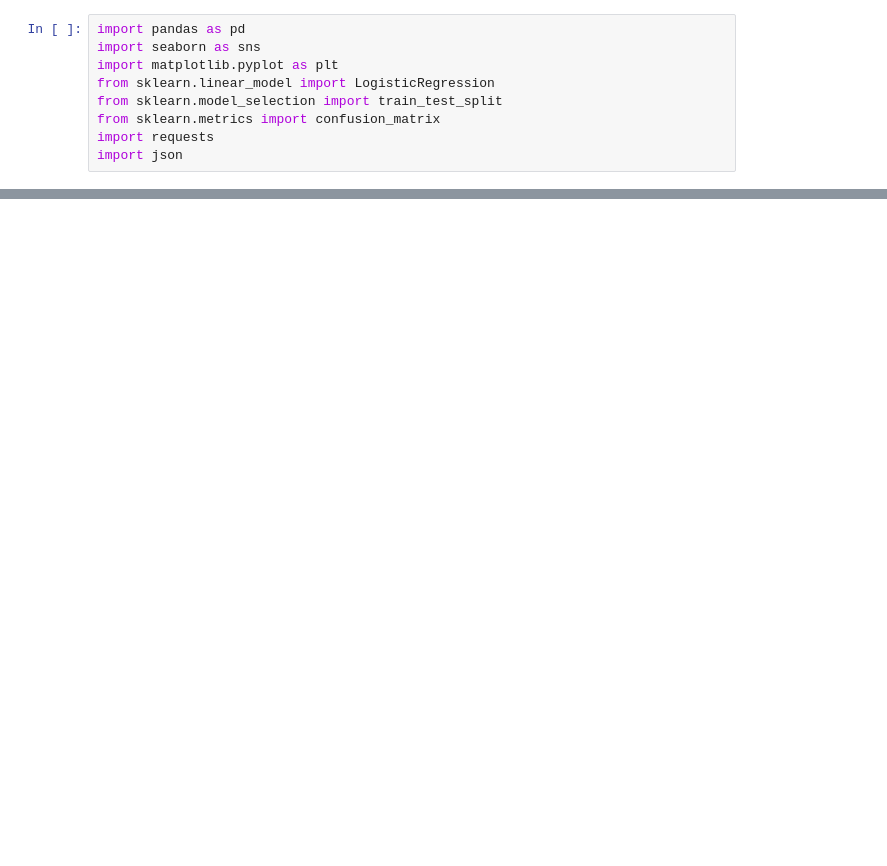
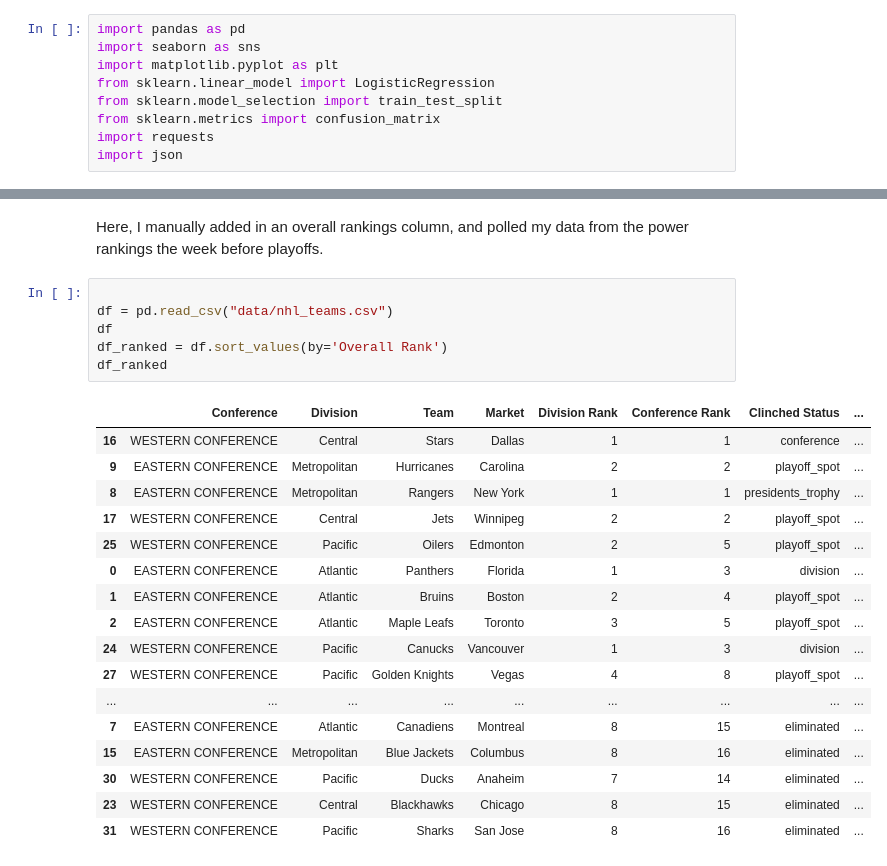
Before and after one commit to brady-jung/NHLPredictor, a Jupyter notebook: model.ipynb, the cells around one changed output, grey strips where cells are left out. Drawn from its saved outputs; the diff is of its cells as text; blank space fills up the shorter version.

Commit message:
Formatted data, started to code model

```diff
--- a/model.ipynb
+++ b/model.ipynb
@@ -10 +501,27 @@ import json
+# %% [markdown]
+Here, I manually added in an overall rankings column, and polled my data from the power rankings the week before playoffs.
+# %%
+
+df = pd.read_csv("data/nhl_teams.csv")
+df
+df_ranked = df.sort_values(by='Overall Rank')
+df_ranked
+# %% [output]
+|  | Conference | Division | Team | Market | Division Rank | Conference Rank | Clinched Status | ... |
+| 16 | WESTERN CONFERENCE | Central | Stars | Dallas | 1 | 1 | conference | ... |
+| 9 | EASTERN CONFERENCE | Metropolitan | Hurricanes | Carolina | 2 | 2 | playoff_spot | ... |
+| 8 | EASTERN CONFERENCE | Metropolitan | Rangers | New York | 1 | 1 | presidents_trophy | ... |
+| 17 | WESTERN CONFERENCE | Central | Jets | Winnipeg | 2 | 2 | playoff_spot | ... |
+| 25 | WESTERN CONFERENCE | Pacific | Oilers | Edmonton | 2 | 5 | playoff_spot | ... |
+| 0 | EASTERN CONFERENCE | Atlantic | Panthers | Florida | 1 | 3 | division | ... |
+| 1 | EASTERN CONFERENCE | Atlantic | Bruins | Boston | 2 | 4 | playoff_spot | ... |
+| 2 | EASTERN CONFERENCE | Atlantic | Maple Leafs | Toronto | 3 | 5 | playoff_spot | ... |
+| 24 | WESTERN CONFERENCE | Pacific | Canucks | Vancouver | 1 | 3 | division | ... |
+| 27 | WESTERN CONFERENCE | Pacific | Golden Knights | Vegas | 4 | 8 | playoff_spot | ... |
+| ... | ... | ... | ... | ... | ... | ... | ... | ... |
+| 7 | EASTERN CONFERENCE | Atlantic | Canadiens | Montreal | 8 | 15 | eliminated | ... |
+| 15 | EASTERN CONFERENCE | Metropolitan | Blue Jackets | Columbus | 8 | 16 | eliminated | ... |
+| 30 | WESTERN CONFERENCE | Pacific | Ducks | Anaheim | 7 | 14 | eliminated | ... |
+| 23 | WESTERN CONFERENCE | Central | Blackhawks | Chicago | 8 | 15 | eliminated | ... |
+| 31 | WESTERN CONFERENCE | Pacific | Sharks | San Jose | 8 | 16 | eliminated | ... |
 # %%
```
Also changed, not shown: parts of 6 cells of this notebook, 4 other files.
